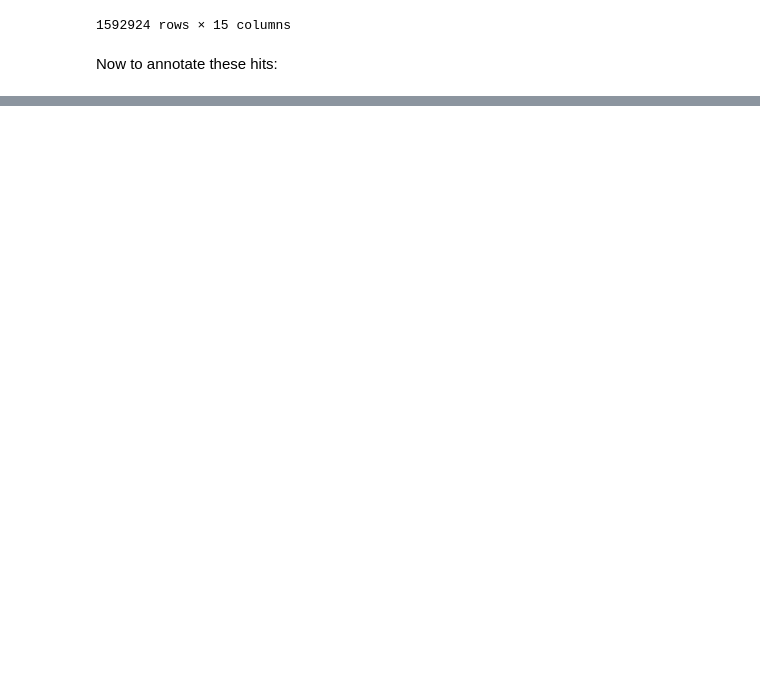
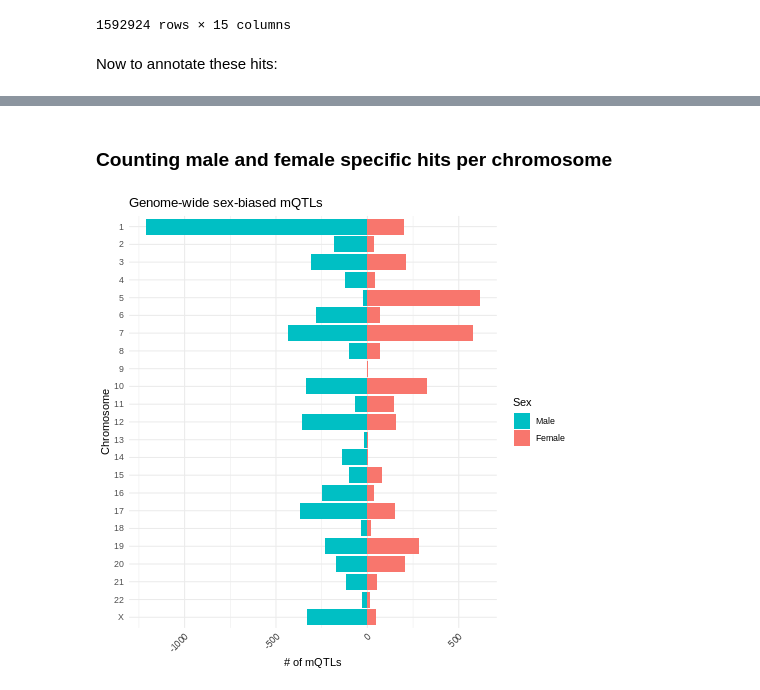
Before and after one commit to wilcas/sex_specific_mQTL, a Jupyter notebook: delahaye_mQTL_analyses/mQTL_meta_analysis.ipynb, the cells around one changed output, grey strips where cells are left out. Cells and saved outputs as stored; diff of their text form; code cells hidden in the pictures; blank space fills up the shorter version.

Commit message:
enumeration plots updated for meta analysis

```diff
--- a/delahaye_mQTL_analyses/mQTL_meta_analysis.ipynb
+++ b/delahaye_mQTL_analyses/mQTL_meta_analysis.ipynb
@@ -297,0 +331,45 @@ female_sig_annot.to_csv("../data/female_meta_annotated_hits.txt.gz",sep='\t',ind
+# %%
+male_sig_annot = pd.read_csv("../data/male_meta_annotated_hits.txt.gz", sep='\t')
+female_sig_annot = pd.read_csv("../data/female_meta_annotated_hits.txt.gz", sep='\t')
+marginal_sig_annot = pd.read_csv("../data/marginal_meta_annotated_hits.txt.gz", sep='\t')
+sex_interaction_sig_annot = pd.read_csv("../data/sex_interaction_meta_annotated_hits.txt.gz", sep='\t')
+# %% [markdown]
+### Counting male and female specific hits per chromosome
+# %%
+male_spec = male_sig_annot[male_sig_annot.Probe.isin(sex_interaction_sig_annot.Probe) & male_sig_annot.SNP.isin(sex_interaction_sig_annot.SNP)]
+female_spec = female_sig_annot[female_sig_annot.Probe.isin(sex_interaction_sig_annot.Probe) & female_sig_annot.SNP.isin(sex_interaction_sig_annot.SNP)]
+male_count = male_spec.groupby("Chr").size().reset_index()
+female_count = female_spec.groupby("Chr").size().reset_index()
+male_count.columns = ['Chr',"mQTLs"]
+male_count.mQTLs = -male_count.mQTLs
+female_count.columns = ['Chr',"mQTLs"]
+female_effects = female_spec[['SNP','Probe','Chr','b','SE','Relation_to_Island']]
+male_effects = male_spec[['SNP','Probe','Chr','b','SE','Relation_to_Island']]
+marginal_effects = marginal_sig_annot[['SNP','Probe','Chr','b','SE','Relation_to_Island']]
+sex_effects = sex_interaction_sig_annot[['SNP','Probe','Chr','b','SE','Relation_to_Island']]
+
+female_cpg = female_spec[['SNP','Probe','Chr','b','SE','Relation_to_Island']].drop_duplicates("Probe")
+male_cpg = male_spec[['SNP','Probe','Chr','b','SE','Relation_to_Island']].drop_duplicates("Probe")
+marginal_cpg = marginal_sig_annot[['SNP','Probe','Chr','b','SE','Relation_to_Island']].drop_duplicates("Probe")
+sex_cpg = sex_interaction_sig_annot[['SNP','Probe','Chr','b','SE','Relation_to_Island']].drop_duplicates("Probe")
+# %%
+%%R -i male_count -i female_count
+
+male_count$Sex <- "Male"
+female_count$Sex <- "Female"
+to_plot <- rbind(female_count,male_count)
+to_plot$Sex <- factor(to_plot$Sex, levels = c("Male","Female"))
+to_plot$Chr <- as.character(to_plot$Chr)
+to_plot$Chr <- ifelse(to_plot$Chr == "23", "X",to_plot$Chr )
+to_plot$Chr <- factor(to_plot$Chr,levels = rev(c(as.character(1:22),"X")))
+ggplot(to_plot,aes(Chr,mQTLs,fill = Sex)) +
+    geom_bar(stat="identity",position="identity") +
+    coord_flip() +
+    #scale_y_continuous(breaks=seq(-1600, 1600, 100),labels=as.character(c(seq(1600,0,-100),seq(100,1600,100))),limits=c(-1600,1600))+
+    theme_minimal() +
+    scale_fill_manual(values = c("#00bfc4","#f8766d"))+
+    labs(y="# of mQTLs",x = "Chromosome") +
+    ggtitle("Genome-wide sex-biased mQTLs") +
+    theme(axis.text.x = element_text(angle=45,hjust=1,vjust=1))
+# %% [output]
+[figure, added]
```
Also changed, not shown: parts of 8 cells of this notebook.
